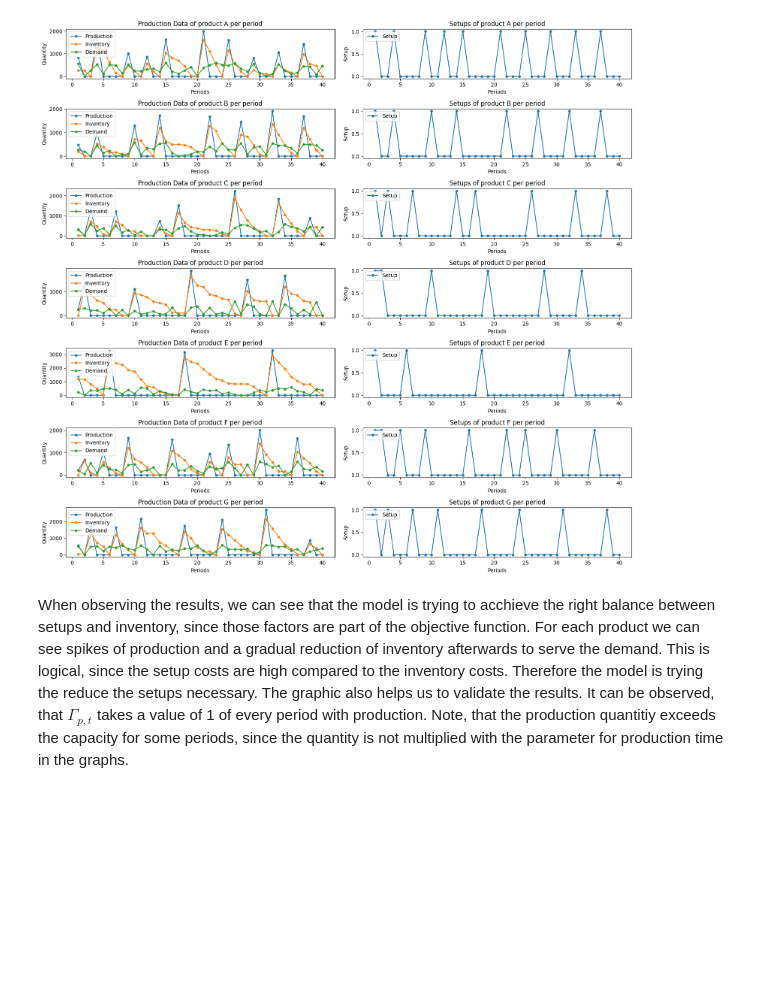
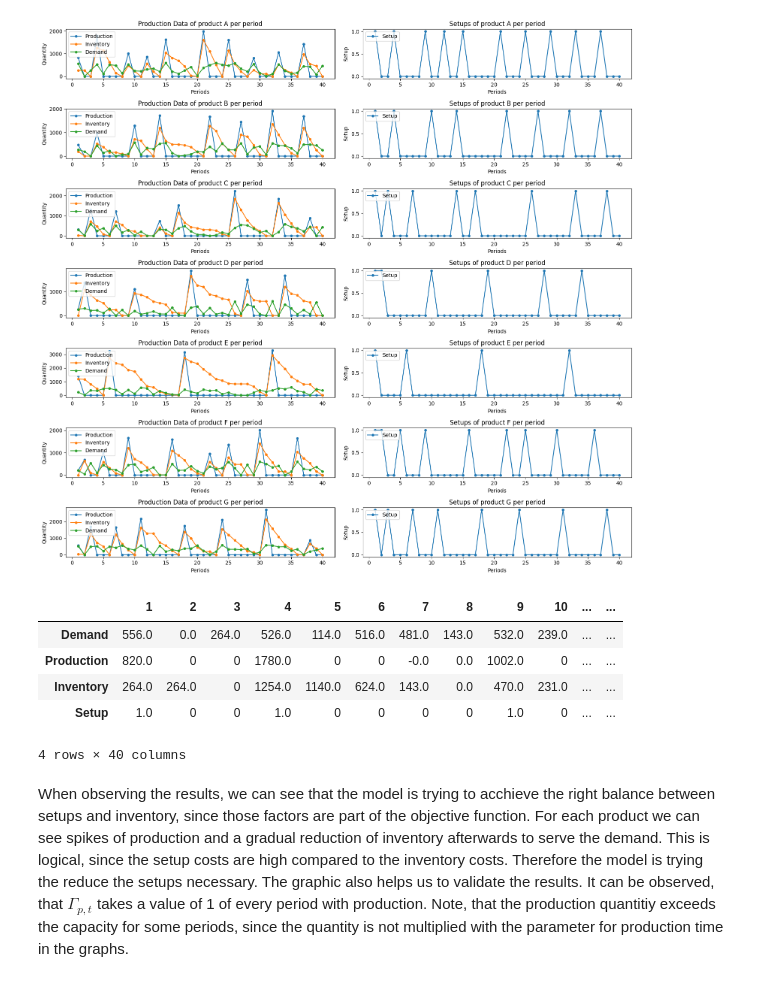
Before and after one commit to FredericWeiss/Lot-Sizing-Problem, a Jupyter notebook: clsp.ipynb, the cells around one changed output. Drawn from its saved outputs; the diff is of its cells as text; code cells hidden in the pictures; blank space fills up the shorter version.

```diff
--- a/clsp.ipynb
+++ b/clsp.ipynb
@@ -135,12 +137,21 @@ L = model.continuous_var_matrix(products, periods, name='inventory')
 G = model.binary_var_matrix(products, periods, name='setup')
 # %%
 # Setting the constraints
-# inventory balance equation
+# inventory balance constraints
 model.add_constraints((L[p,t-1] + X[p,t] - demand.loc[p,t] == L[p,t]) for t in periods[1:] for p in products) # skip the first entry in the list of periods
 model.add_constraints((L0 + X[p,1] - demand.loc[p,1] == L[p,1]) for p in products)
 
-# setups
+# Setup constraint
 model.add_constraints((X[p,t] <= bigM * G[p,t]) for t in periods for p in products)
 
-# capacity may not be exceeded
+# Capacity constraint
 model.add_constraints(model.sum(input_data.loc[p,'Production Time'] * X[p,t] for p in products) <= max_capacity for t in periods)
+
+# Non-negativity constraints
+for p in products:
+    for t in periods:
+        model.add_constraint(L[p,t] >= 0)
+        model.add_constraint(X[p,t] >= 0)
+        model.add_constraint(G[p,t] >= 0)
+
+# Since we define G as a binary variable, we don't need to set the binary constraint
@@ -203,6 +196,23 @@ for i in range(len(products)):
 plt.tight_layout()
 # %% [output]
 [figure]
+# %%
+# Exemplary production plan for Product A
+df = pd.DataFrame(index=['Demand', 'Production', 'Inventory', 'Setup'], columns=periods)
+for t in periods:
+    df.loc['Demand',t] = demand.loc['A',t]
+    df.loc['Production',t] = X['A',t].solution_value
+    df.loc['Inventory',t] = L['A',t].solution_value
+    df.loc['Setup',t] = G['A',t].solution_value
+
+df
+# %% [output]
+|  | 1 | 2 | 3 | 4 | 5 | 6 | 7 | 8 | 9 | 10 | ... | ... |
+| Demand | 556.0 | 0.0 | 264.0 | 526.0 | 114.0 | 516.0 | 481.0 | 143.0 | 532.0 | 239.0 | ... | ... |
+| Production | 820.0 | 0 | 0 | 1780.0 | 0 | 0 | -0.0 | 0.0 | 1002.0 | 0 | ... | ... |
+| Inventory | 264.0 | 264.0 | 0 | 1254.0 | 1140.0 | 624.0 | 143.0 | 0.0 | 470.0 | 231.0 | ... | ... |
+| Setup | 1.0 | 0 | 0 | 1.0 | 0 | 0 | 0 | 0 | 1.0 | 0 | ... | ... |
+4 rows × 40 columns
 # %% [markdown]
 When observing the results, we can see that the model is trying to acchieve the right balance between setups and inventory, since those factors are part of the objective function. For each product we can see spikes of production and a gradual reduction of inventory afterwards to serve the demand. This is logical, since the setup costs are high compared to the inventory costs. Therefore the model is trying the reduce the setups necessary. The graphic also helps us to validate the results. It can be observed, that $\Gamma_{p,t}$ takes a value of 1 of every period with production. Note, that the production quantitiy exceeds the capacity for some periods, since the quantity is not multiplied with the parameter for production time in the graphs.
 # %%
```
Also changed, not shown: parts of 20 cells of this notebook.
